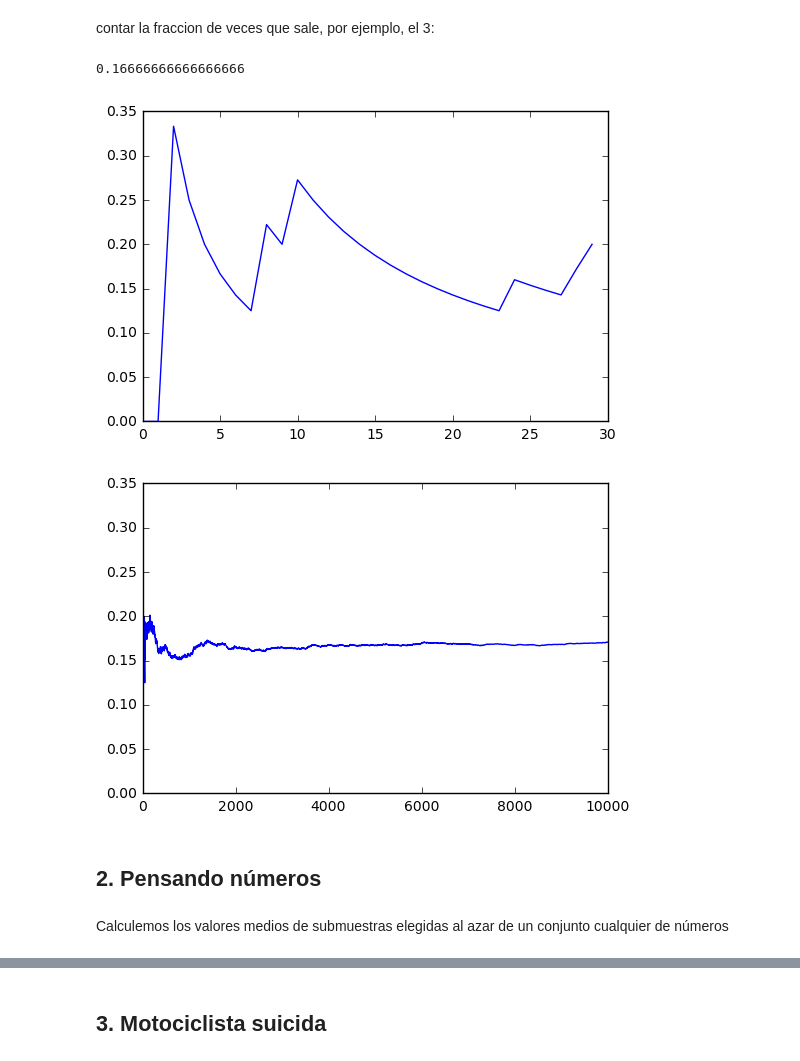
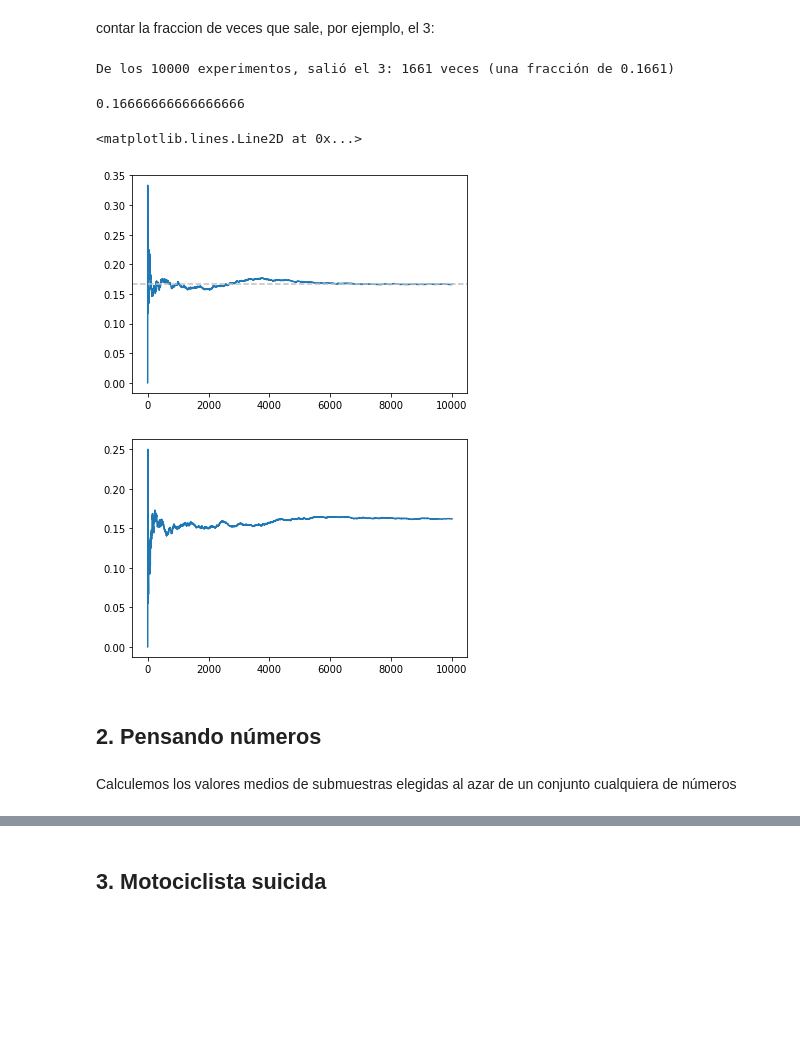
Before and after one commit to mlares/astrometria, a Jupyter notebook: C01_experiments.ipynb, the cells around one changed output, grey strips where cells are left out. Drawn from its saved outputs; the diff is of its cells as text; code cells hidden in the pictures; blank space fills up the shorter version.

```diff
--- a/C01_experiments.ipynb
+++ b/C01_experiments.ipynb
@@ -47,9 +47,10 @@ contar la fraccion de veces que sale, por ejemplo, el 3:
 # %%
 z = []
 k = 3
+N = 10000
 cont = 0
 
-for i in range(10000):
+for i in range(N):
     y = np.random.choice(dado, 1)
     if y[0] == k: cont+=1
     z.append(float(cont)/float(i+1))
@@ -59,18 +57,23 @@ import matplotlib.pyplot as plt
+# %%
+print(f'De los {N} experimentos, salió el {k}: {cont} veces (una fracción de {cont/N})')
+# %% [output]
+De los 10000 experimentos, salió el 3: 1661 veces (una fracción de 0.1661)
 # %%
 1./6.
 # %% [output]
 0.16666666666666666
 # %%
-plt.plot(z[0:30])
-plt.show()
+plt.plot(z[0:10000])
+plt.axhline(1/6, linestyle='--', color='silver')
 # %% [output]
+<matplotlib.lines.Line2D at 0x...>
-[figure, old version]
+[figure, new version]
 # %%
 plt.plot(z)
 plt.show()
 # %% [output]
-[figure, old version]
+[figure, new version]
 # %% [markdown]
 ## 2. Pensando números ##
 # %% [markdown]
-Calculemos los valores medios de submuestras elegidas al azar de un conjunto cualquier de números
+Calculemos los valores medios de submuestras elegidas al azar de un conjunto cualquiera de números
```
Also changed, not shown: parts of 17 cells of this notebook, 5 other files.
